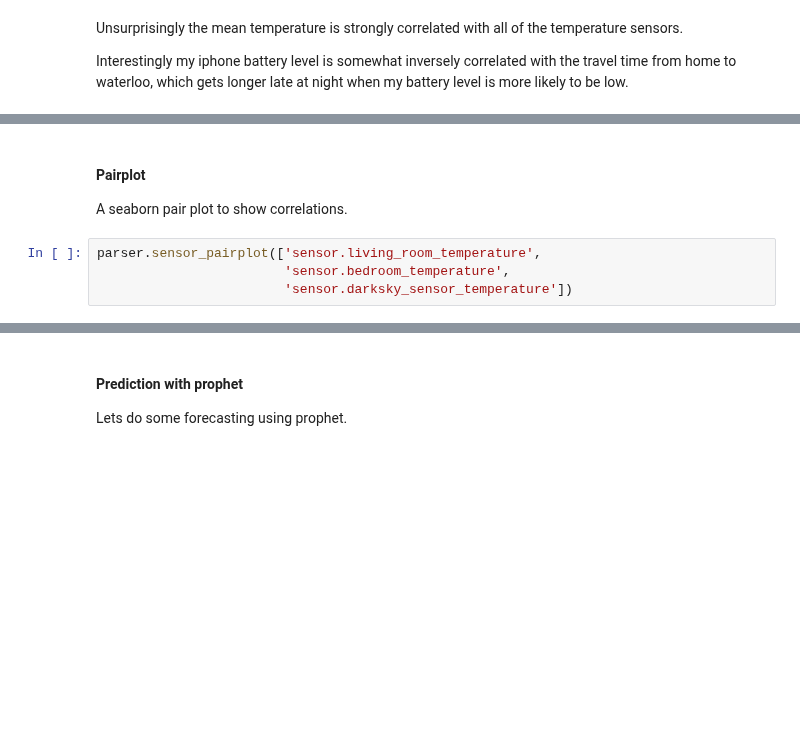
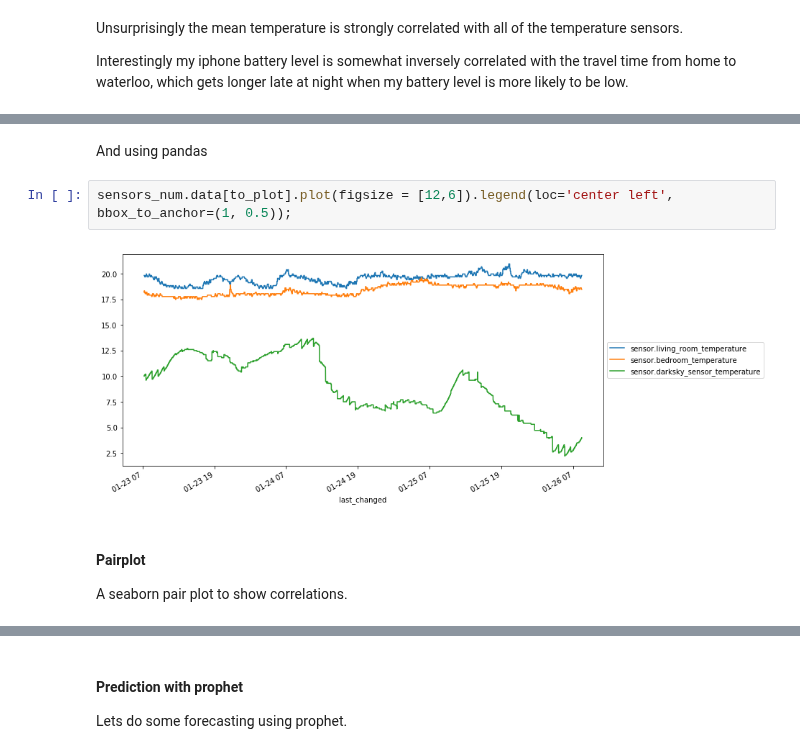
Before and after one commit to robmarkcole/HASS-data-detective, a Jupyter notebook: Usage of detective.ipynb, the cells around one changed output, grey strips where cells are left out. Saved outputs shown, nothing was run; the diff lists cells and outputs as text; blank space fills up the shorter version.

```diff
--- a/Usage of detective.ipynb
+++ b/Usage of detective.ipynb
@@ -104,7 +101,9 @@ sensors_df[sensor].plot();
+# %% [markdown]
+And using pandas
+# %%
+sensors_num.data[to_plot].plot(figsize = [12,6]).legend(loc='center left', bbox_to_anchor=(1, 0.5));
+# %% [output]
+[figure, added]
 # %% [markdown]
 #### Pairplot
 A seaborn pair plot to show correlations.
-# %%
-parser.sensor_pairplot(['sensor.living_room_temperature',
-                        'sensor.bedroom_temperature',
-                        'sensor.darksky_sensor_temperature'])
```
Also changed, not shown: parts of 19 cells of this notebook, 2 other files.
